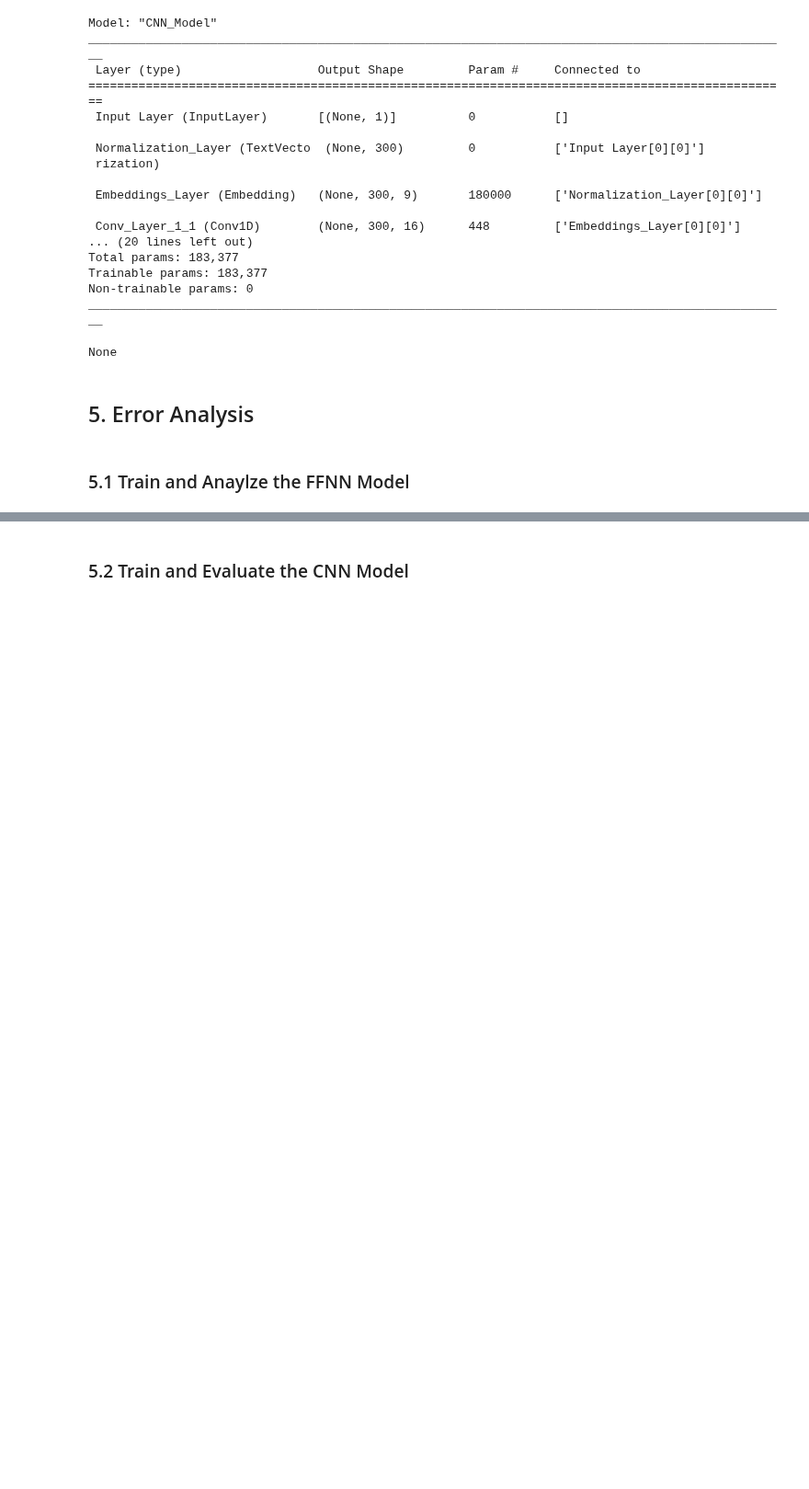
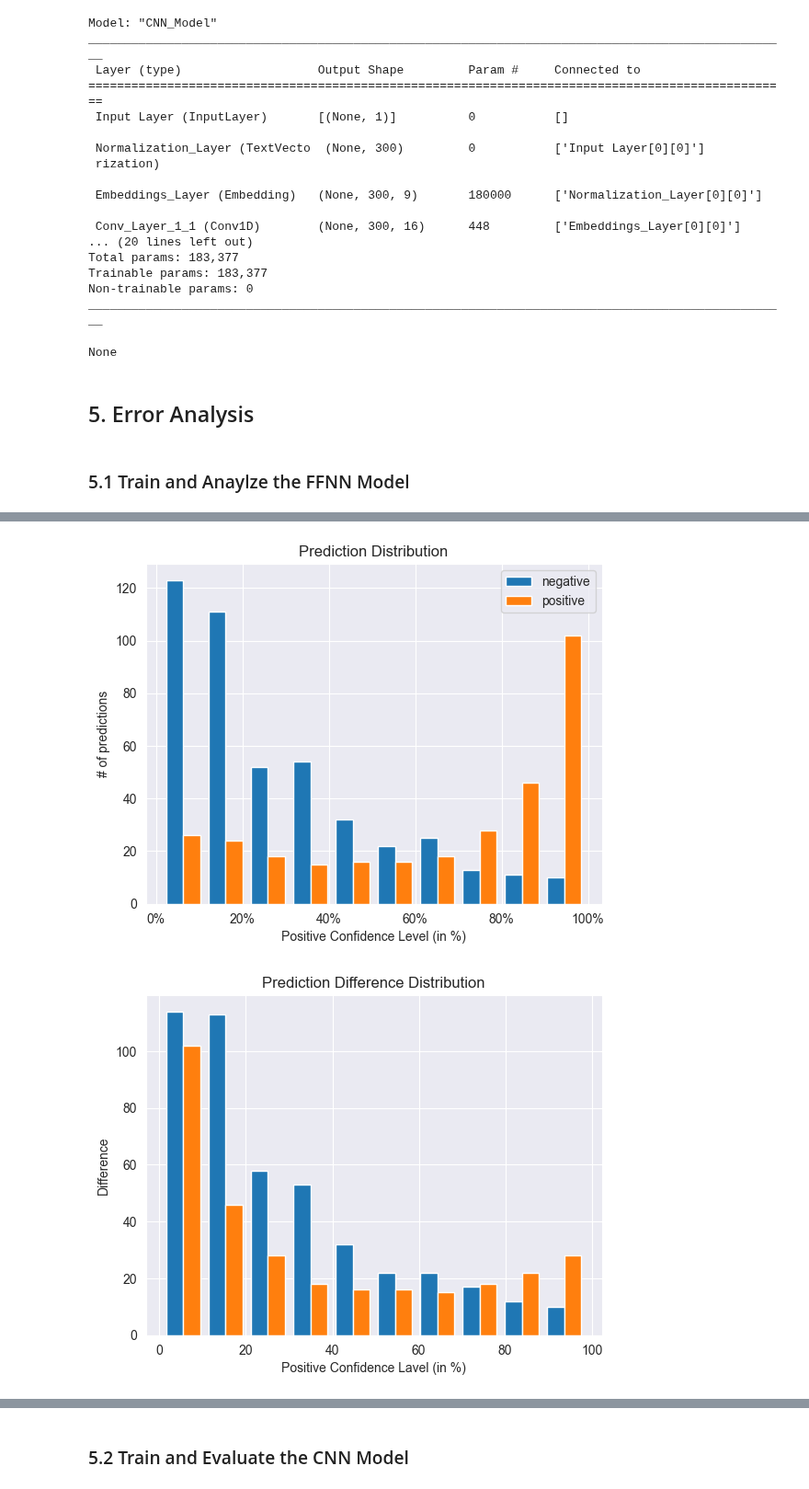
Before and after one commit to grivera64/Google-Tech-Exchange-Machine-Learning-Final-Project, a Jupyter notebook: Giovanni_&_Oscar_Twitter_Disasters_Final_Report.ipynb, the cells around one changed output, grey strips where cells are left out. Shown at 92% size. Drawn from its saved outputs; the diff is of its cells as text; code cells hidden in the pictures; blank space fills up the shorter version.

```diff
--- a/Giovanni_&_Oscar_Twitter_Disasters_Final_Report.ipynb
+++ b/Giovanni_&_Oscar_Twitter_Disasters_Final_Report.ipynb
@@ -799,3 +810,9 @@ plot_predictions(ffnn_validation_predictions, Y_validation)
+# %%
+plot_predictions(ffnn_validation_predictions, Y_validation)
+plot_difference(ffnn_validation_predictions, Y_validation)
+# %% [output]
+[figure, added]
+[figure, added]
 # %%
 ffnn_predictions = ffnn_model.predict(test_input_np[:, 3]).flatten()
 
```
Also changed, not shown: parts of 18 cells of this notebook, 2 other files.
